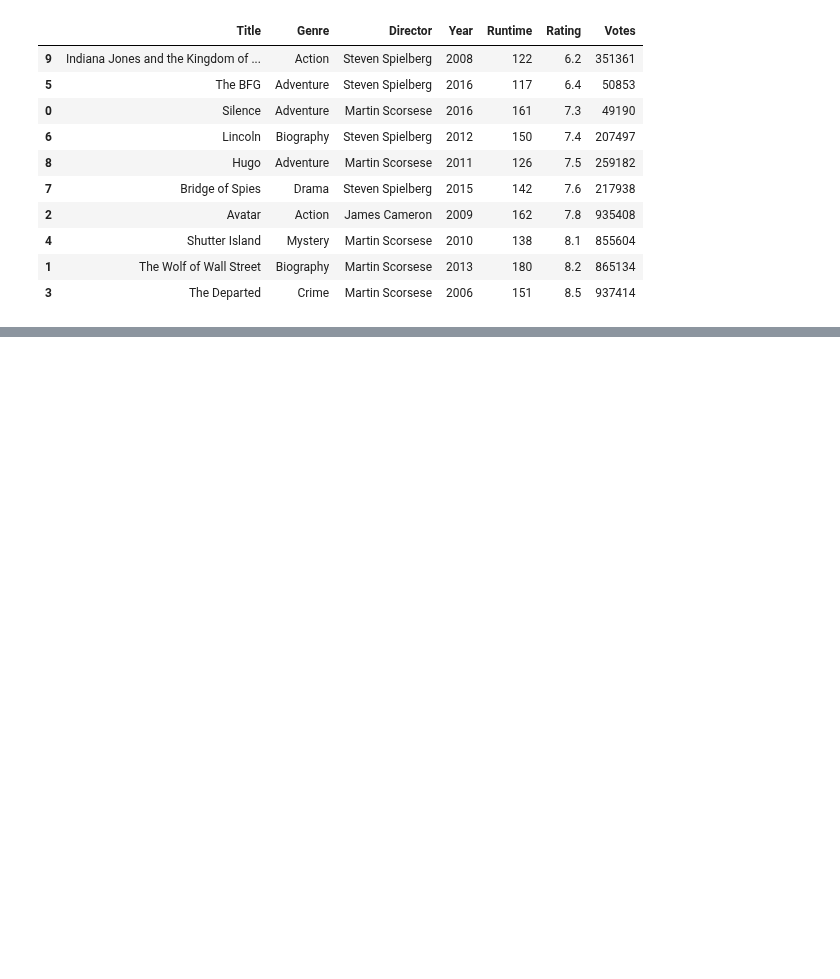
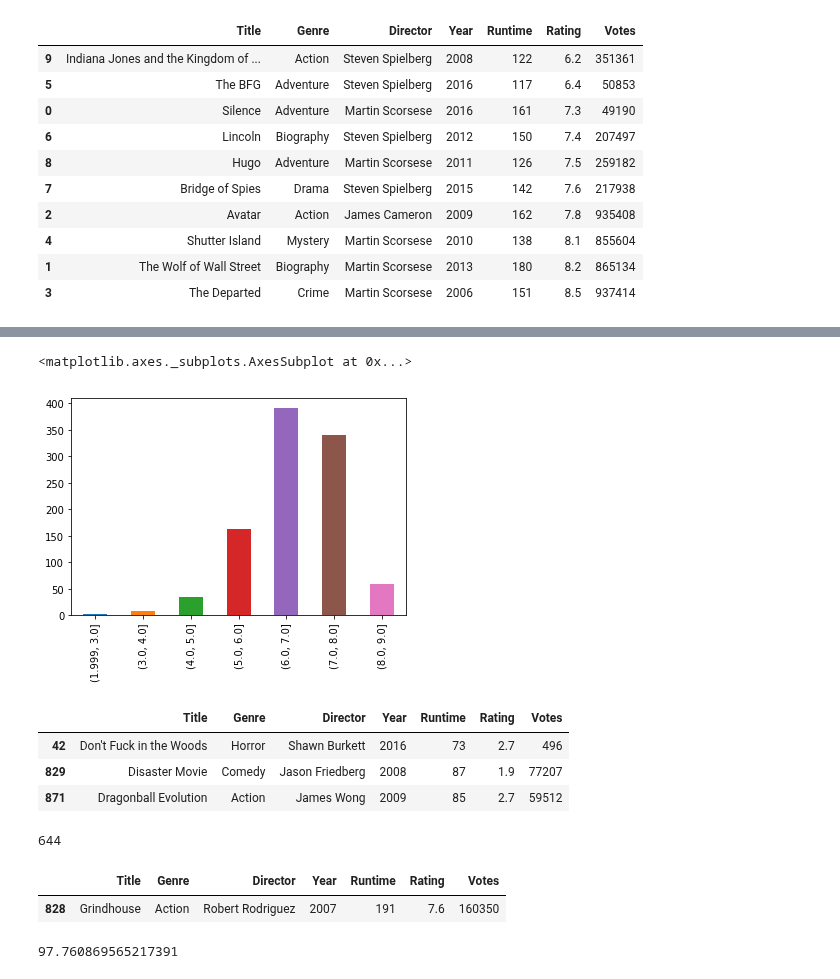
Before and after one commit to poompoowit/Stat-_work, a Jupyter notebook: Week3/Week3.ipynb, the cells around one changed output, grey strips where cells are left out. Drawn from its saved outputs; the diff is of its cells as text; code cells hidden in the pictures; blank space fills up the shorter version.

```diff
--- a/Week3/Week3.ipynb
+++ b/Week3/Week3.ipynb
@@ -99,0 +135,28 @@ df2.describe()
+# %%
+RatingFreq = df.Rating.value_counts(bins=[1,2,3,4,5,6,7,8,9],sort=False)
+RatingFreq.plot.bar()
+# %% [output]
+<matplotlib.axes._subplots.AxesSubplot at 0x...>
+[figure, added]
+# %%
+df[df.Rating <3]
+# %% [output]
+|  | Title | Genre | Director | Year | Runtime | Rating | Votes |
+| 42 | Don't Fuck in the Woods | Horror | Shawn Burkett | 2016 | 73 | 2.7 | 496 |
+| 829 | Disaster Movie | Comedy | Jason Friedberg | 2008 | 87 | 1.9 | 77207 |
+| 871 | Dragonball Evolution | Action | James Wong | 2009 | 85 | 2.7 | 59512 |
+# %%
+len(df.Director.unique())
+# %% [output]
+644
+# %%
+data = df.sort_values(by='Runtime')
+data.reset_index(drop=True)
+data.tail(1)
+# %% [output]
+|  | Title | Genre | Director | Year | Runtime | Rating | Votes |
+| 828 | Grindhouse | Action | Robert Rodriguez | 2007 | 191 | 7.6 | 160350 |
+# %%
+df[df.Genre=='Horror'].Runtime.mean()
+# %% [output]
+97.760869565217391
```
Also changed, not shown: parts of 8 cells of this notebook.
